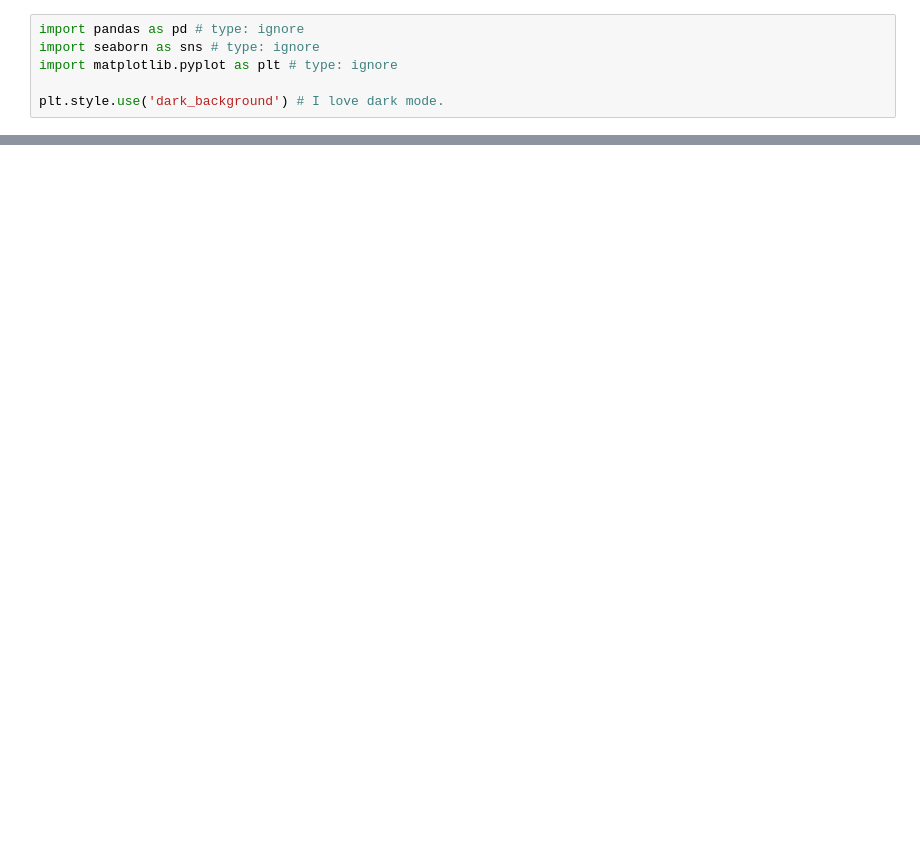
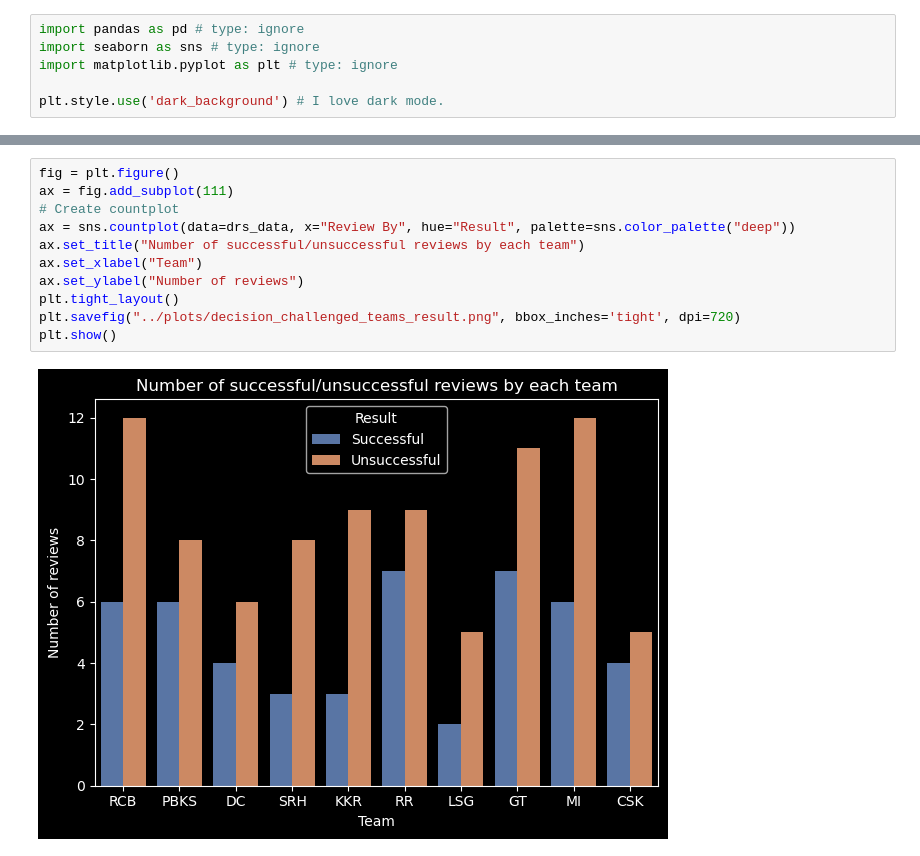
Before and after one commit to uhvardhan/Cricket-Project, a Jupyter notebook: code/Day_7.ipynb, the cells around one changed output, grey strips where cells are left out. Cells and saved outputs as stored; diff of their text form; blank space fills up the shorter version.

```diff
--- a/code/Day_7.ipynb
+++ b/code/Day_7.ipynb
@@ -39,0 +40,13 @@ plt.show()
+# %%
+fig = plt.figure()
+ax = fig.add_subplot(111)
+# Create countplot
+ax = sns.countplot(data=drs_data, x="Review By", hue="Result", palette=sns.color_palette("deep"))
+ax.set_title("Number of successful/unsuccessful reviews by each team")
+ax.set_xlabel("Team")
+ax.set_ylabel("Number of reviews")
+plt.tight_layout()
+plt.savefig("../plots/decision_challenged_teams_result.png", bbox_inches='tight', dpi=720)
+plt.show()
+# %% [output]
+[figure, added]
```
Also changed, not shown: parts of 3 cells of this notebook, 17 other files.
